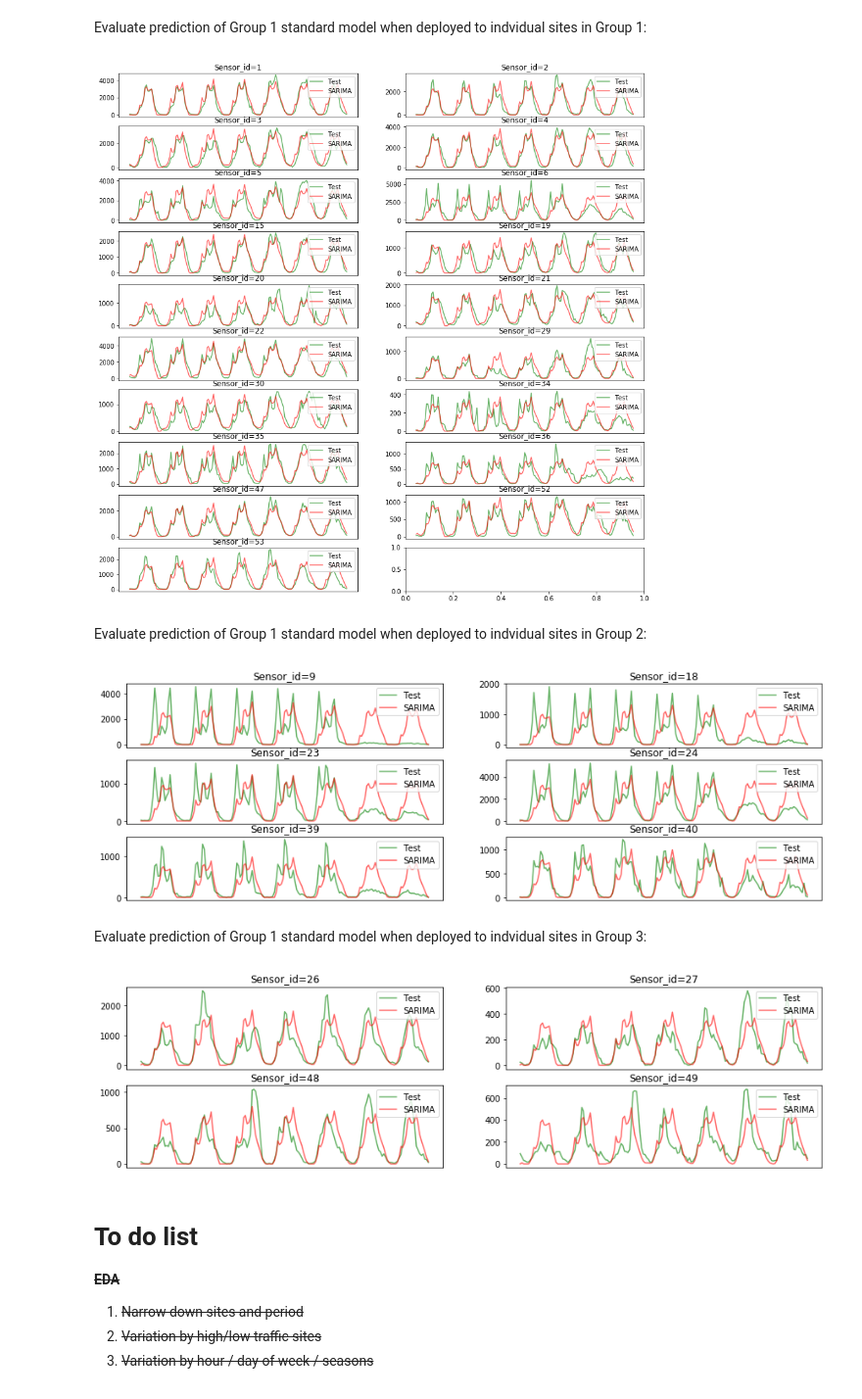
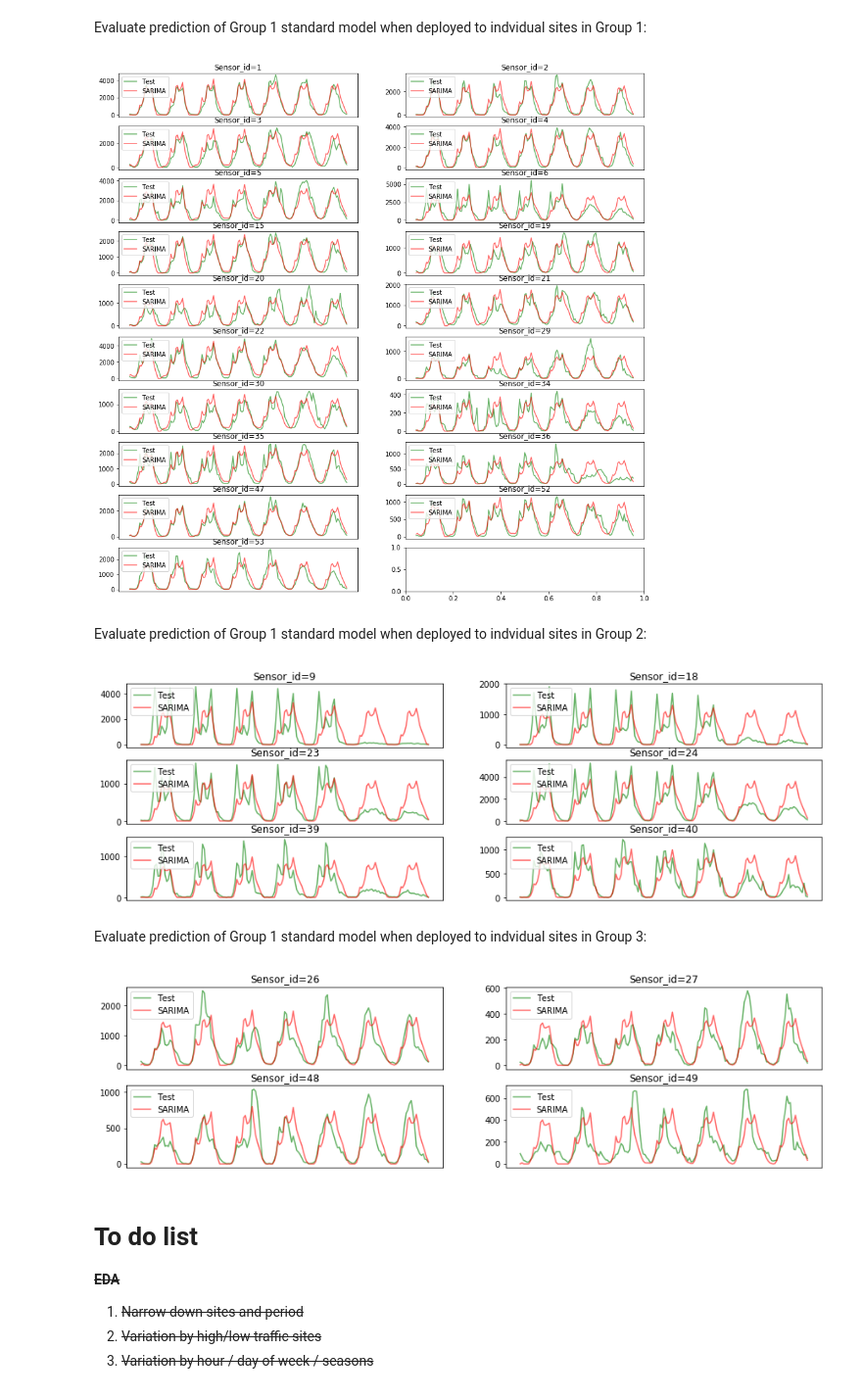
Before and after one commit to khairulomar/Melbourne_pedestrian, a Jupyter notebook: Melbourne_pedestrian.ipynb, the cells around one changed output. Shown at 98% size. Saved outputs shown, nothing was run; the diff lists cells and outputs as text; code cells hidden in the pictures.

```diff
--- a/Melbourne_pedestrian.ipynb
+++ b/Melbourne_pedestrian.ipynb
@@ -1091,0 +1098,5 @@ plt.show()
+# %%
+# Open pickled baseline after training
+filename = 'saved_models/pickle_sarima_m168_v0.sav' # replace with new file ONCE COMPLETED
+base168 = pickle.load(open(filename, 'rb'))
+print(base168.summary())
@@ -1143,21 +1173,21 @@ data_arima_stdscaled = pd.DataFrame(data_arima_stdscaled, index=data_arima.index
 # filename = 'saved_models/pickle_sarima_std_scaled.sav'
 # pickle.dump(model, open(filename, 'wb'))
 # %%
-# Open from pickle
-filename = 'saved_models/pickle_sarima_std_scaled.sav'
-sarima_std_scaled = pickle.load(open(filename, 'rb'))
+# # Open from pickle
+# filename = 'saved_models/pickle_sarima_std_scaled.sav'
+# sarima_std_scaled = pickle.load(open(filename, 'rb'))
 
-# Assign parameters for scaled data to calc prediction
-model, data, scaler, test_start = sarima_std_scaled, dfs[1], stdscaler, test_start
-pred, pc_upper, pc_lower, train, test = predict_sarima(model, data, scaler, test_start, 1, 1)
+# # Assign parameters for scaled data to calc prediction
+# model, data, scaler, test_start = sarima_std_scaled, dfs[1], stdscaler, test_start
+# pred, pc_upper, pc_lower, train, test = predict_sarima(model, data, scaler, test_start, 1, 1)
 
-# Visualize train, test and prediction
-fig, ax = plt.subplots(figsize=(15,3))
-plt.plot(train, label='Train')
-plt.plot(test, label='Test', c='g')
-plt.plot(pred0.clip(0), label='SARIMA unscaled', c='b', ls='dashed')
-plt.plot(pred.clip(0), label='SARIMA StdScaler', c='r')
-plt.fill_between(test.index, pc_upper, pc_lower.clip(0), color='r', alpha=.05, label='Confidence interval');
-plt.legend(loc='upper left')
-ax.set_title('SARIMA model: Train, test and one-week prediction for Group 1 (Total traffic)')
-plt.show()
+# # Visualize train, test and prediction
+# fig, ax = plt.subplots(figsize=(15,3))
+# plt.plot(train, label='Train')
+# plt.plot(test, label='Test', c='g')
+# plt.plot(pred0.clip(0), label='SARIMA unscaled', c='b', ls='dashed')
+# plt.plot(pred.clip(0), label='SARIMA StdScaler', c='r')
+# plt.fill_between(test.index, pc_upper, pc_lower.clip(0), color='r', alpha=.05, label='Confidence interval');
+# plt.legend(loc='upper left')
+# ax.set_title('SARIMA model (Group 1) with Standard scaler transform')
+# plt.show()
@@ -1220,6 +1252,6 @@ plt.plot(test3, label='Test', c='g')
 plt.plot(pred3.clip(0), label='SARIMA', c='r')
 plt.fill_between(test3.index, pc_upper3, pc_lower3.clip(0), color='r', alpha=.05, label='Confidence interval');
 plt.legend(loc='upper left')
-ax.set_title('SARIMA model: Train, test and one-week prediction for Elizabeth-Lonsdale')
+ax.set_title('SARIMA model (Group 1) deployed to for Site #52 Elizabeth-Lonsdale')
 plt.show()
 # %% [output]
@@ -1315,30 +1347,30 @@ for i, ax in zip(range(len(group_list)), axes.flat):
     ax.plot(dfpredict[dfpredict.sensor_id==group_list[i]].iloc[:,2], label='Test', c='g', alpha=0.6)
     ax.plot(dfpredict[dfpredict.sensor_id==group_list[i]].iloc[:,3], label='SARIMA', c='r', alpha=0.6)
     ax.set_title('Sensor_id={id}'.format(id=group_list[i]))
-    ax.legend(loc='upper right')
+    ax.legend(loc='upper left')
     ax.set_xticks([])
 plt.show()
 # %% [output]
-[figure, old version]
+[figure, new version]
 # %% [markdown]
 Evaluate prediction of Group 1 standard model when deployed to indvidual sites in Group 2:
 # %%
 # Visualize test vs prediction for Group 2 locations:
 group_num = 2
 group_list = []
 for key, value in grouped_site.items():
     if value==group_num: group_list.append(key)
 
 fig, axes = plt.subplots(ncols=2, nrows=round(len(group_list)/2), figsize=(15, len(group_list)*0.8))
 for i, ax in zip(range(len(group_list)), axes.flat):
     ax.plot(dfpredict[dfpredict.sensor_id==group_list[i]].iloc[:,2], label='Test', c='g', alpha=0.6)
     ax.plot(dfpredict[dfpredict.sensor_id==group_list[i]].iloc[:,3], label='SARIMA', c='r', alpha=0.6)
     ax.set_title('Sensor_id={id}'.format(id=group_list[i]))
-    ax.legend(loc='upper right')
+    ax.legend(loc='upper left')
     ax.set_xticks([])
 plt.show()
 # %% [output]
-[figure, old version]
+[figure, new version]
 # %% [markdown]
 Evaluate prediction of Group 1 standard model when deployed to indvidual sites in Group 3:
 # %%
@@ -1353,11 +1385,11 @@ for i, ax in zip(range(len(group_list)), axes.flat):
     ax.plot(dfpredict[dfpredict.sensor_id==group_list[i]].iloc[:,2], label='Test', c='g', alpha=0.6)
     ax.plot(dfpredict[dfpredict.sensor_id==group_list[i]].iloc[:,3], label='SARIMA', c='r', alpha=0.6)
     ax.set_title('Sensor_id={id}'.format(id=group_list[i]))
-    ax.legend(loc='upper right')
+    ax.legend(loc='upper left')
     ax.set_xticks([])
 plt.show()
 # %% [output]
-[figure, old version]
+[figure, new version]
 # %% [markdown]
 # To do list
 
```
Also changed, not shown: parts of 26 cells of this notebook.
